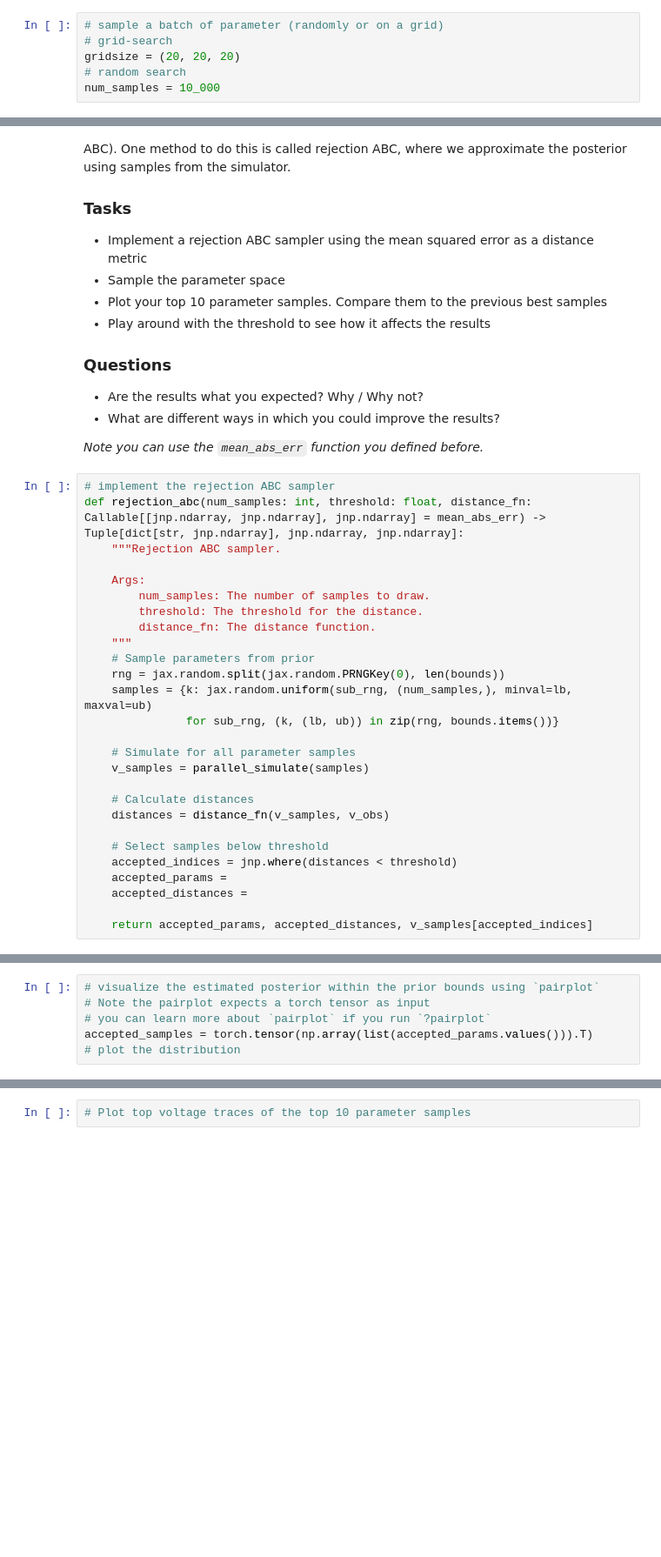
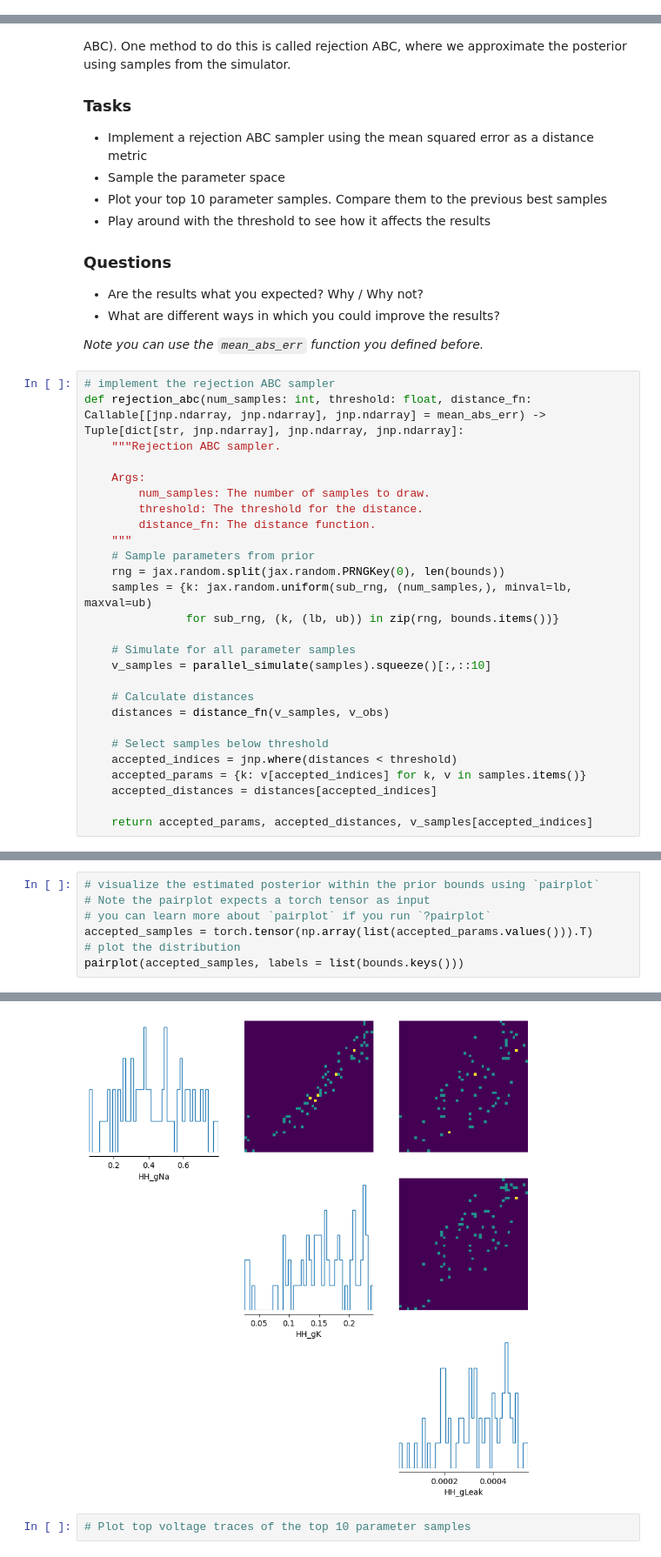
Before and after one commit to A-Midhat/AIMS2025-NeuroSimInf, a Jupyter notebook: notebooks/week03.ipynb, the cells around one changed output, grey strips where cells are left out. Shown at 87% size. Drawn from its saved outputs; the diff is of its cells as text; blank space fills up the shorter version.

```diff
--- a/notebooks/week03.ipynb
+++ b/notebooks/week03.ipynb
@@ -276,9 +266,3 @@ HH_Leak = jax.random.uniform(jax.random.PRNGKey(2), (20,), minval=0, maxval=1)
 
 param_grid = jnp.array(jnp.meshgrid(HH_Na, HH_k, HH_Leak)).T.reshape(-1, 3)
 params_guess = {"HH_gNa": param_grid[:, 0], "HH_gK":  param_grid[:, 1], "HH_gLeak": param_grid[:, 2]}
-# %%
-# sample a batch of parameter (randomly or on a grid)
-# grid-search
-gridsize = (20, 20, 20)
-# random search
-num_samples = 10_000
@@ -338,15 +323,15 @@ def rejection_abc(num_samples: int, threshold: float, distance_fn: Callable[[jnp
                for sub_rng, (k, (lb, ub)) in zip(rng, bounds.items())}
 
     # Simulate for all parameter samples
-    v_samples = parallel_simulate(samples)
+    v_samples = parallel_simulate(samples).squeeze()[:,::10]
 
     # Calculate distances
     distances = distance_fn(v_samples, v_obs)
 
     # Select samples below threshold
     accepted_indices = jnp.where(distances < threshold)
-    accepted_params =
-    accepted_distances =
+    accepted_params = {k: v[accepted_indices] for k, v in samples.items()}
+    accepted_distances = distances[accepted_indices]
 
     return accepted_params, accepted_distances, v_samples[accepted_indices]
 # %%
@@ -364,3 +349,5 @@ top_indices =  # Get top 10
 # you can learn more about `pairplot` if you run `?pairplot`
 accepted_samples = torch.tensor(np.array(list(accepted_params.values())).T)
 # plot the distribution
+pairplot(accepted_samples, labels = list(bounds.keys()))
+# %% [output]
@@ -367,3 +358,4 @@ accepted_samples = torch.tensor(np.array(list(accepted_params.values())).T)
+[figure, added]
 # %%
 # Plot top voltage traces of the top 10 parameter samples
 # %% [markdown]
```
Also changed, not shown: parts of 14 cells of this notebook.
